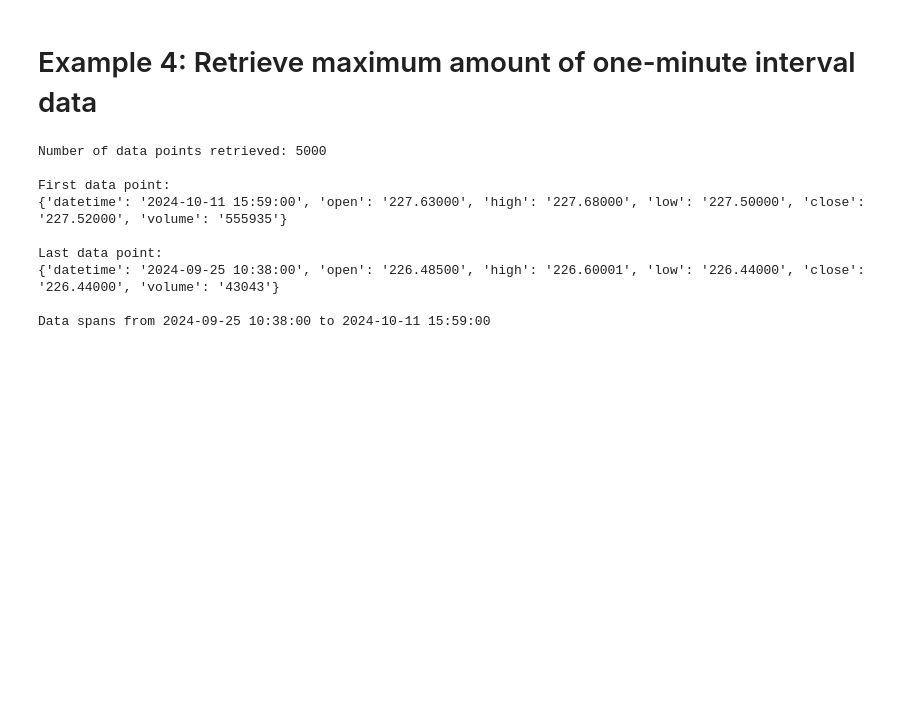
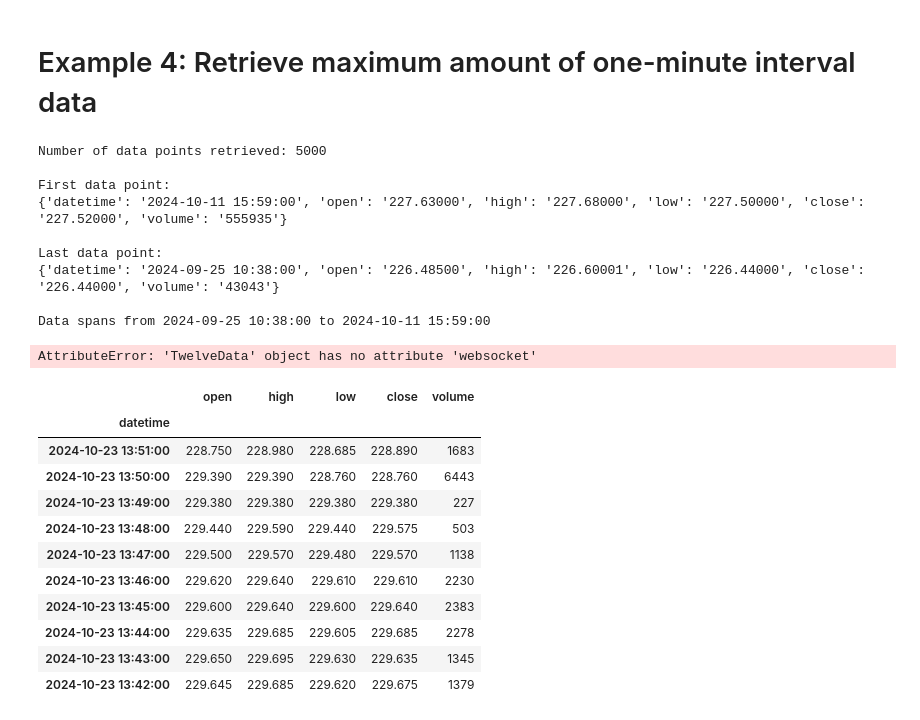
Before and after one commit to Design-01/stockbot_4, a Jupyter notebook: data/test_twelve_data.ipynb, the cells around one changed output. Saved outputs shown, nothing was run; the diff lists cells and outputs as text; code cells hidden in the pictures; blank space fills up the shorter version.

Commit message:
TwelveData now has websockets

```diff
--- a/data/test_twelve_data.ipynb
+++ b/data/test_twelve_data.ipynb
@@ -85,3 +85,61 @@ Last data point:
 {'datetime': '2024-09-25 10:38:00', 'open': '226.48500', 'high': '226.60001', 'low': '226.44000', 'close': '226.44000', 'volume': '43043'}
 
 Data spans from 2024-09-25 10:38:00 to 2024-10-11 15:59:00
+# %%
+import time
+from twelve_data import TwelveData
+
+
+messages_history = []
+
+
+def on_event(e):
+    # do whatever is needed with data
+    print(e)
+    messages_history.append(e)
+
+api_key = '171136ac7161454b8f4abeb987c72b02'
+
+td = TwelveData(api_key)
+
+ws = td.websocket(symbols="BTC/USD", on_event=on_event)
+ws.subscribe(['ETH/BTC', 'AAPL'])
+ws.connect()
+while True:
+    print('messages received: ', len(messages_history))
+    ws.heartbeat()
+    time.sleep(10)
+# %% [output]
+AttributeError: 'TwelveData' object has no attribute 'websocket'
+# %%
+# api_key = "wss://ws.twelvedata.com/v1/quotes/price?apikey=api_key"
+api_key = '171136ac7161454b8f4abeb987c72b02'
+
+from twelvedata import TDClient
+
+# Initialize client - apikey parameter is required
+td = TDClient(apikey=api_key)
+
+# Construct the necessary time series
+ts = td.time_series(
+    symbol="AAPL",
+    interval="1min",
+    outputsize=10,
+    timezone="America/New_York",
+)
+
+# Returns pandas.DataFrame
+ts.as_pandas()
+# %% [output]
+|  | open | high | low | close | volume |
+| datetime |  |  |  |  |  |
+| 2024-10-23 13:51:00 | 228.750 | 228.980 | 228.685 | 228.890 | 1683 |
+| 2024-10-23 13:50:00 | 229.390 | 229.390 | 228.760 | 228.760 | 6443 |
+| 2024-10-23 13:49:00 | 229.380 | 229.380 | 229.380 | 229.380 | 227 |
+| 2024-10-23 13:48:00 | 229.440 | 229.590 | 229.440 | 229.575 | 503 |
+| 2024-10-23 13:47:00 | 229.500 | 229.570 | 229.480 | 229.570 | 1138 |
+| 2024-10-23 13:46:00 | 229.620 | 229.640 | 229.610 | 229.610 | 2230 |
+| 2024-10-23 13:45:00 | 229.600 | 229.640 | 229.600 | 229.640 | 2383 |
+| 2024-10-23 13:44:00 | 229.635 | 229.685 | 229.605 | 229.685 | 2278 |
+| 2024-10-23 13:43:00 | 229.650 | 229.695 | 229.630 | 229.635 | 1345 |
+| 2024-10-23 13:42:00 | 229.645 | 229.685 | 229.620 | 229.675 | 1379 |
```
Also changed, not shown: parts of 13 cells of this notebook, 3 other files.
